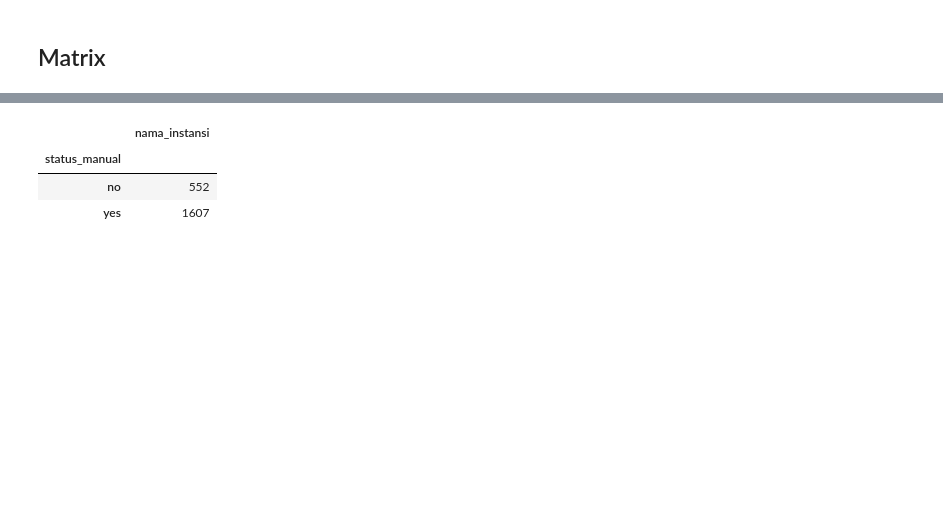
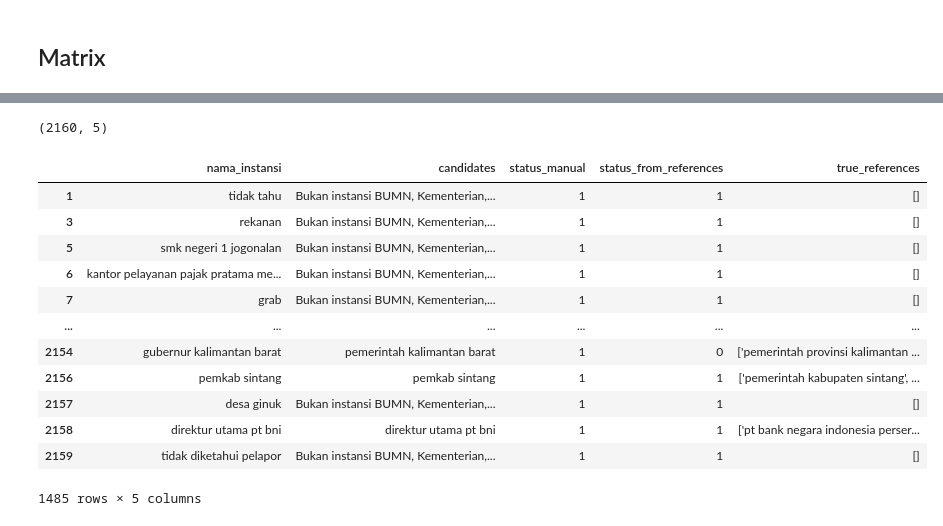
Before and after one commit to TheSecret3003/KPK-IE, a Jupyter notebook: string_distance_levenshtein/Evaluate Exp 1b-2b.ipynb, the cells around one changed output, grey strips where cells are left out. Drawn from its saved outputs; the diff is of its cells as text; code cells hidden in the pictures; blank space fills up the shorter version.

```diff
--- a/string_distance_levenshtein/Evaluate Exp 1b-2b.ipynb
+++ b/string_distance_levenshtein/Evaluate Exp 1b-2b.ipynb
@@ -339,7 +341,20 @@ agg.plot(kind='bar')
 # %%
-agg
+copied.shape
 # %% [output]
-|  | nama_instansi |
-| status_manual |  |
-| no | 552 |
-| yes | 1607 |
+(2160, 5)
+# %%
+copied[copied['status_manual']==1]
+# %% [output]
+|  | nama_instansi | candidates | status_manual | status_from_references | true_references |
+| 1 | tidak tahu | Bukan instansi BUMN, Kementerian,... | 1 | 1 | [] |
+| 3 | rekanan | Bukan instansi BUMN, Kementerian,... | 1 | 1 | [] |
+| 5 | smk negeri 1 jogonalan | Bukan instansi BUMN, Kementerian,... | 1 | 1 | [] |
+| 6 | kantor pelayanan pajak pratama me... | Bukan instansi BUMN, Kementerian,... | 1 | 1 | [] |
+| 7 | grab | Bukan instansi BUMN, Kementerian,... | 1 | 1 | [] |
+| ... | ... | ... | ... | ... | ... |
+| 2154 | gubernur kalimantan barat | pemerintah kalimantan barat | 1 | 0 | ['pemerintah provinsi kalimantan ... |
+| 2156 | pemkab sintang | pemkab sintang | 1 | 1 | ['pemerintah kabupaten sintang', ... |
+| 2157 | desa ginuk | Bukan instansi BUMN, Kementerian,... | 1 | 1 | [] |
+| 2158 | direktur utama pt bni | direktur utama pt bni | 1 | 1 | ['pt bank negara indonesia perser... |
+| 2159 | tidak diketahui pelapor | Bukan instansi BUMN, Kementerian,... | 1 | 1 | [] |
+1485 rows × 5 columns
```
Also changed, not shown: parts of 10 cells of this notebook, 2 other files.
